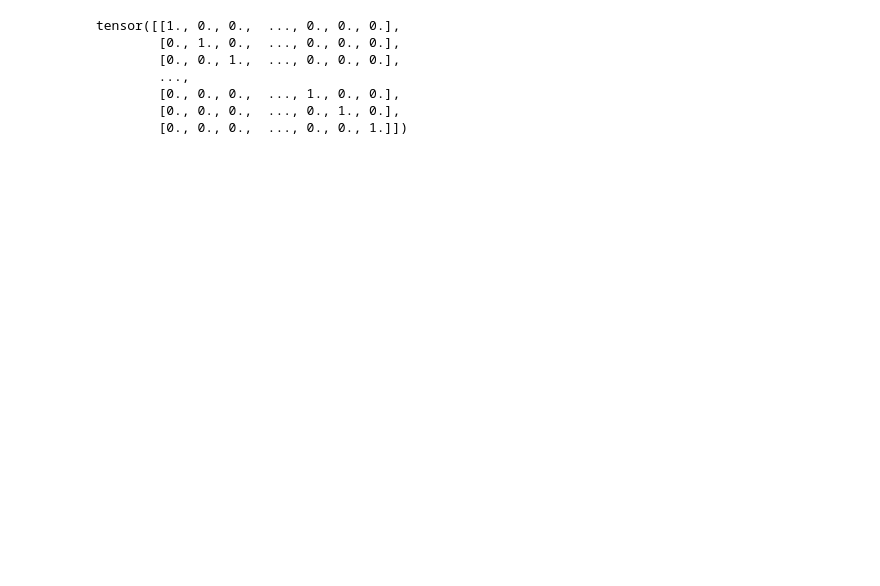
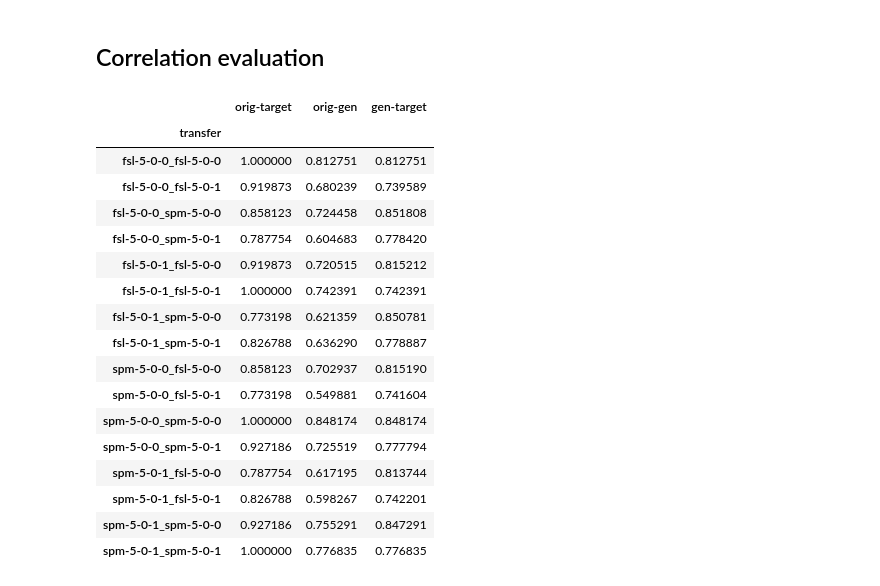
Before and after one commit to elodiegermani/conditional_ddpm, a Jupyter notebook: ddpm.ipynb, the cells around one changed output. Saved outputs shown, nothing was run; the diff lists cells and outputs as text; code cells hidden in the pictures; blank space fills up the shorter version.

```diff
--- a/ddpm.ipynb
+++ b/ddpm.ipynb
@@ -58,11 +1,37 @@ c_i = c_i.repeat(2)
-# %%
-import torch.nn as nn
-nn.functional.one_hot(c_i, num_classes=24).type(torch.float)
-# %% [output]
-tensor([[1., 0., 0.,  ..., 0., 0., 0.],
-        [0., 1., 0.,  ..., 0., 0., 0.],
-        [0., 0., 1.,  ..., 0., 0., 0.],
-        ...,
-        [0., 0., 0.,  ..., 1., 0., 0.],
-        [0., 0., 0.,  ..., 0., 1., 0.],
-        [0., 0., 0.,  ..., 0., 0., 1.]])
+# %% [markdown]
+## Correlation evaluation
+# %%
+import pandas as pd
+
+label_list = ['fsl-5-0-0', 'fsl-5-0-1', 'spm-5-0-0', 'spm-5-0-1']
+
+df_metrics = pd.read_csv('./samples-4classes/df_metrics-dataset_rh_4class-jeanzay.csv')
+df_metrics = df_metrics.loc[df_metrics['w']==1]
+
+df_metrics['transfer'] = [label_list[int(df_metrics['orig_label'].iloc[i][-2])] + \
+                          '_' + label_list[int(df_metrics['target_label'].iloc[i][-2])] for i in range(len(df_metrics))]
+# %%
+df_mean = df_metrics[['transfer', 'orig-target', 'orig-gen', 'gen-target']]
+df_mean = df_mean.groupby(['transfer']).mean()
+df_mean.to_csv('mean_correlations.csv')
+# %%
+df_mean
+# %% [output]
+|  | orig-target | orig-gen | gen-target |
+| transfer |  |  |  |
+| fsl-5-0-0_fsl-5-0-0 | 1.000000 | 0.812751 | 0.812751 |
+| fsl-5-0-0_fsl-5-0-1 | 0.919873 | 0.680239 | 0.739589 |
+| fsl-5-0-0_spm-5-0-0 | 0.858123 | 0.724458 | 0.851808 |
+| fsl-5-0-0_spm-5-0-1 | 0.787754 | 0.604683 | 0.778420 |
+| fsl-5-0-1_fsl-5-0-0 | 0.919873 | 0.720515 | 0.815212 |
+| fsl-5-0-1_fsl-5-0-1 | 1.000000 | 0.742391 | 0.742391 |
+| fsl-5-0-1_spm-5-0-0 | 0.773198 | 0.621359 | 0.850781 |
+| fsl-5-0-1_spm-5-0-1 | 0.826788 | 0.636290 | 0.778887 |
+| spm-5-0-0_fsl-5-0-0 | 0.858123 | 0.702937 | 0.815190 |
+| spm-5-0-0_fsl-5-0-1 | 0.773198 | 0.549881 | 0.741604 |
+| spm-5-0-0_spm-5-0-0 | 1.000000 | 0.848174 | 0.848174 |
+| spm-5-0-0_spm-5-0-1 | 0.927186 | 0.725519 | 0.777794 |
+| spm-5-0-1_fsl-5-0-0 | 0.787754 | 0.617195 | 0.813744 |
+| spm-5-0-1_fsl-5-0-1 | 0.826788 | 0.598267 | 0.742201 |
+| spm-5-0-1_spm-5-0-0 | 0.927186 | 0.755291 | 0.847291 |
+| spm-5-0-1_spm-5-0-1 | 1.000000 | 0.776835 | 0.776835 |
```
Also changed, not shown: parts of 22 cells of this notebook, 4 other files.
